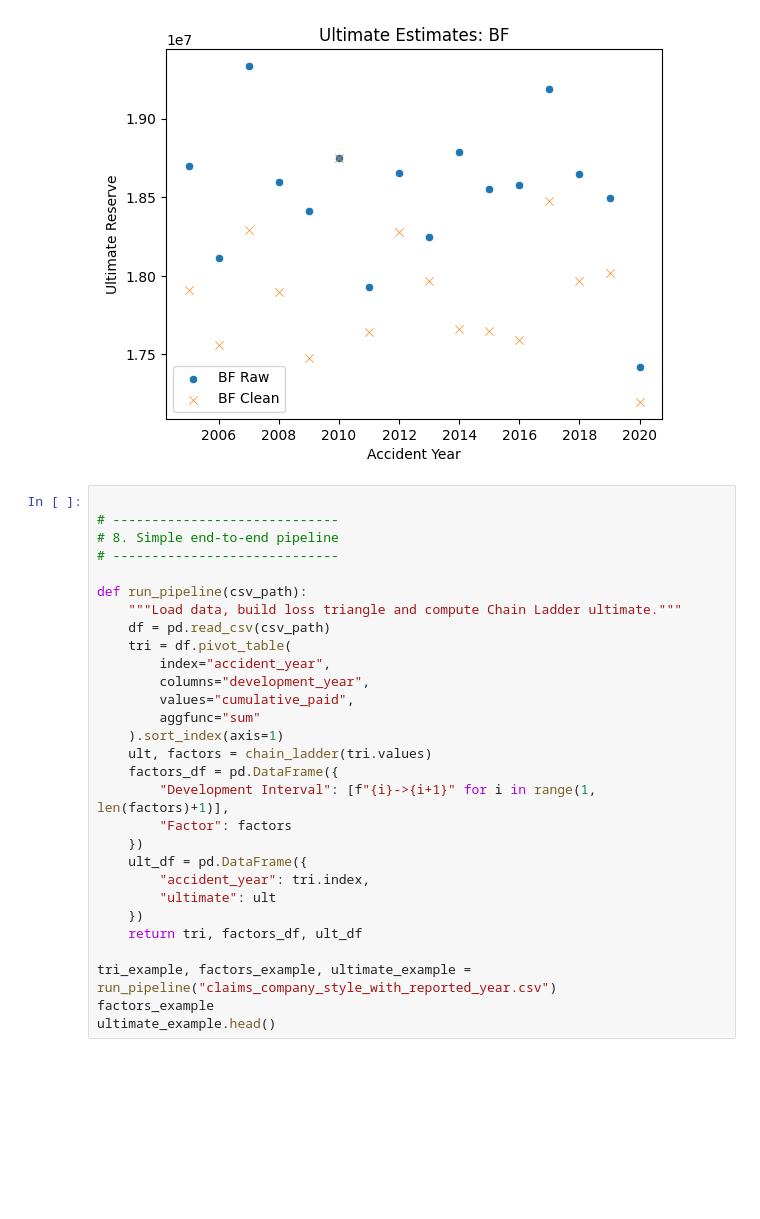
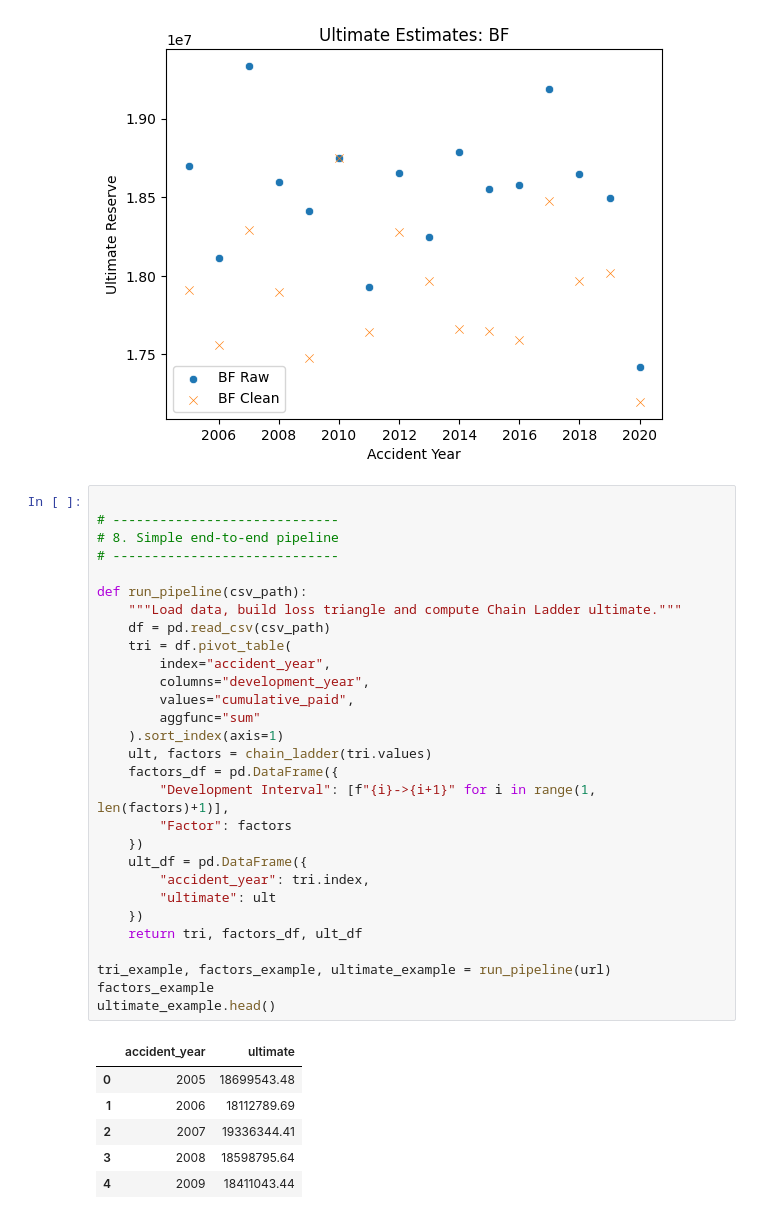
Before and after one commit to EvansKizito/Datathon, a Jupyter notebook: ngetestdoang.ipynb, the cells around one changed output. Cells and saved outputs as stored; diff of their text form; blank space fills up the shorter version.

```diff
--- a/ngetestdoang.ipynb
+++ b/ngetestdoang.ipynb
@@ -205,29 +216,36 @@ plt.show()
 # %%
 
 # -----------------------------
 # 8. Simple end-to-end pipeline
 # -----------------------------
 
 def run_pipeline(csv_path):
     """Load data, build loss triangle and compute Chain Ladder ultimate."""
     df = pd.read_csv(csv_path)
     tri = df.pivot_table(
         index="accident_year",
         columns="development_year",
         values="cumulative_paid",
         aggfunc="sum"
     ).sort_index(axis=1)
     ult, factors = chain_ladder(tri.values)
     factors_df = pd.DataFrame({
         "Development Interval": [f"{i}->{i+1}" for i in range(1, len(factors)+1)],
         "Factor": factors
     })
     ult_df = pd.DataFrame({
         "accident_year": tri.index,
         "ultimate": ult
     })
     return tri, factors_df, ult_df
 
-tri_example, factors_example, ultimate_example = run_pipeline("claims_company_style_with_reported_year.csv")
+tri_example, factors_example, ultimate_example = run_pipeline(url)
 factors_example
 ultimate_example.head()
+# %% [output]
+|  | accident_year | ultimate |
+| 0 | 2005 | 18699543.48 |
+| 1 | 2006 | 18112789.69 |
+| 2 | 2007 | 19336344.41 |
+| 3 | 2008 | 18598795.64 |
+| 4 | 2009 | 18411043.44 |
```
Also changed, not shown: parts of 2 cells of this notebook.
